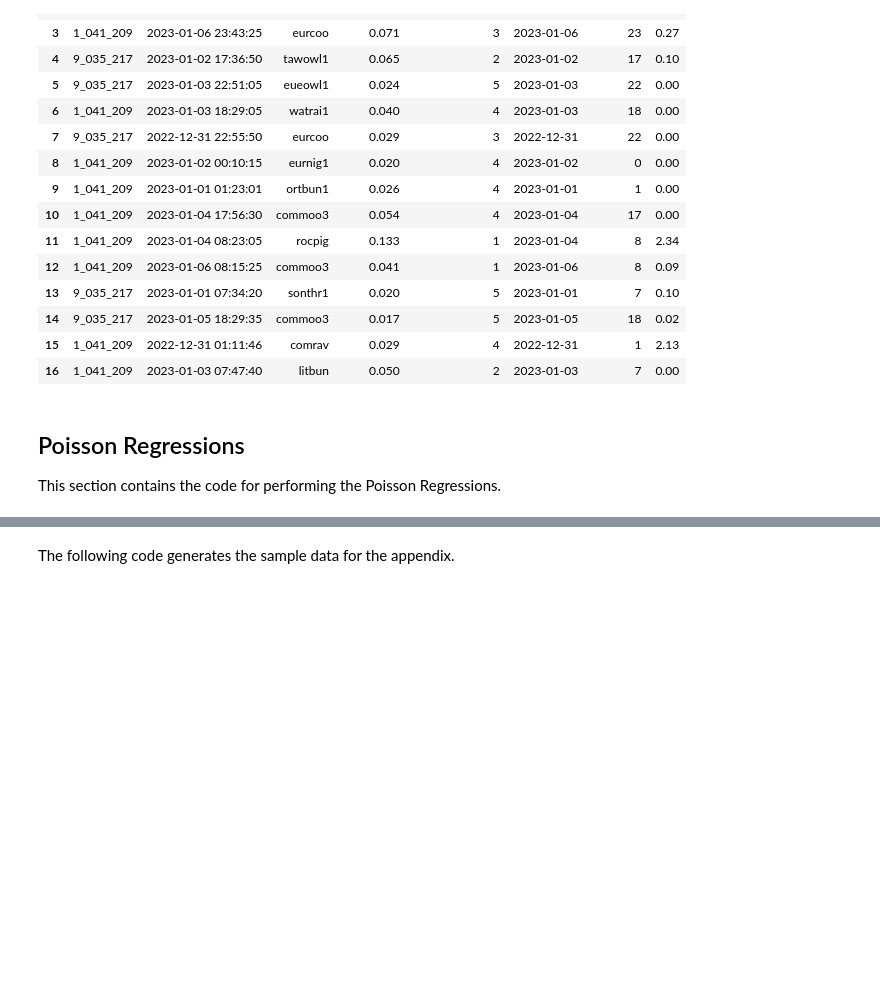
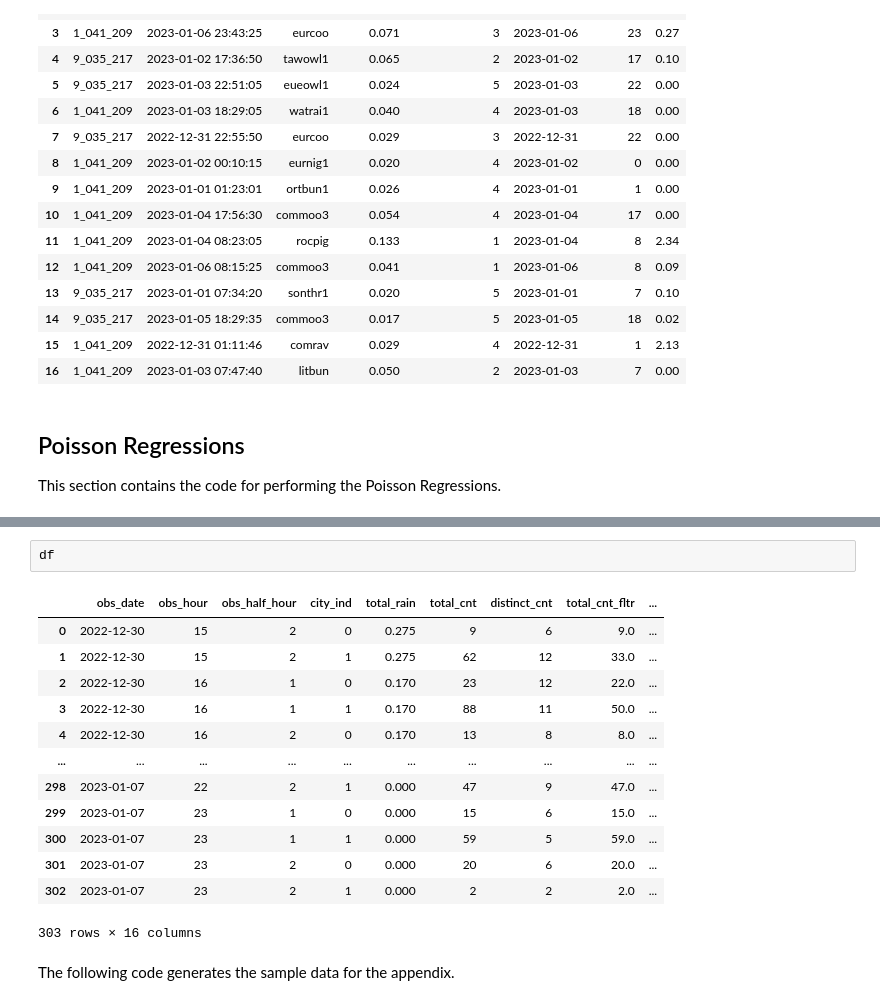
Before and after one commit to Clowting/fireworks-birds, a Jupyter notebook: explore_results.ipynb, the cells around one changed output, grey strips where cells are left out. Saved outputs shown, nothing was run; the diff lists cells and outputs as text; blank space fills up the shorter version.

```diff
--- a/explore_results.ipynb
+++ b/explore_results.ipynb
@@ -352,6 +353,22 @@ df = con.sql('''
         obs_half_hour,
         city_ind
 ''').to_df()
+# %%
+df
+# %% [output]
+|  | obs_date | obs_hour | obs_half_hour | city_ind | total_rain | total_cnt | distinct_cnt | total_cnt_fltr | ... |
+| 0 | 2022-12-30 | 15 | 2 | 0 | 0.275 | 9 | 6 | 9.0 | ... |
+| 1 | 2022-12-30 | 15 | 2 | 1 | 0.275 | 62 | 12 | 33.0 | ... |
+| 2 | 2022-12-30 | 16 | 1 | 0 | 0.170 | 23 | 12 | 22.0 | ... |
+| 3 | 2022-12-30 | 16 | 1 | 1 | 0.170 | 88 | 11 | 50.0 | ... |
+| 4 | 2022-12-30 | 16 | 2 | 0 | 0.170 | 13 | 8 | 8.0 | ... |
+| ... | ... | ... | ... | ... | ... | ... | ... | ... | ... |
+| 298 | 2023-01-07 | 22 | 2 | 1 | 0.000 | 47 | 9 | 47.0 | ... |
+| 299 | 2023-01-07 | 23 | 1 | 0 | 0.000 | 15 | 6 | 15.0 | ... |
+| 300 | 2023-01-07 | 23 | 1 | 1 | 0.000 | 59 | 5 | 59.0 | ... |
+| 301 | 2023-01-07 | 23 | 2 | 0 | 0.000 | 20 | 6 | 20.0 | ... |
+| 302 | 2023-01-07 | 23 | 2 | 1 | 0.000 | 2 | 2 | 2.0 | ... |
+303 rows × 16 columns
 # %% [markdown]
 The following code generates the sample data for the appendix.
 # %%
```
Also changed, not shown: parts of 10 cells of this notebook.
